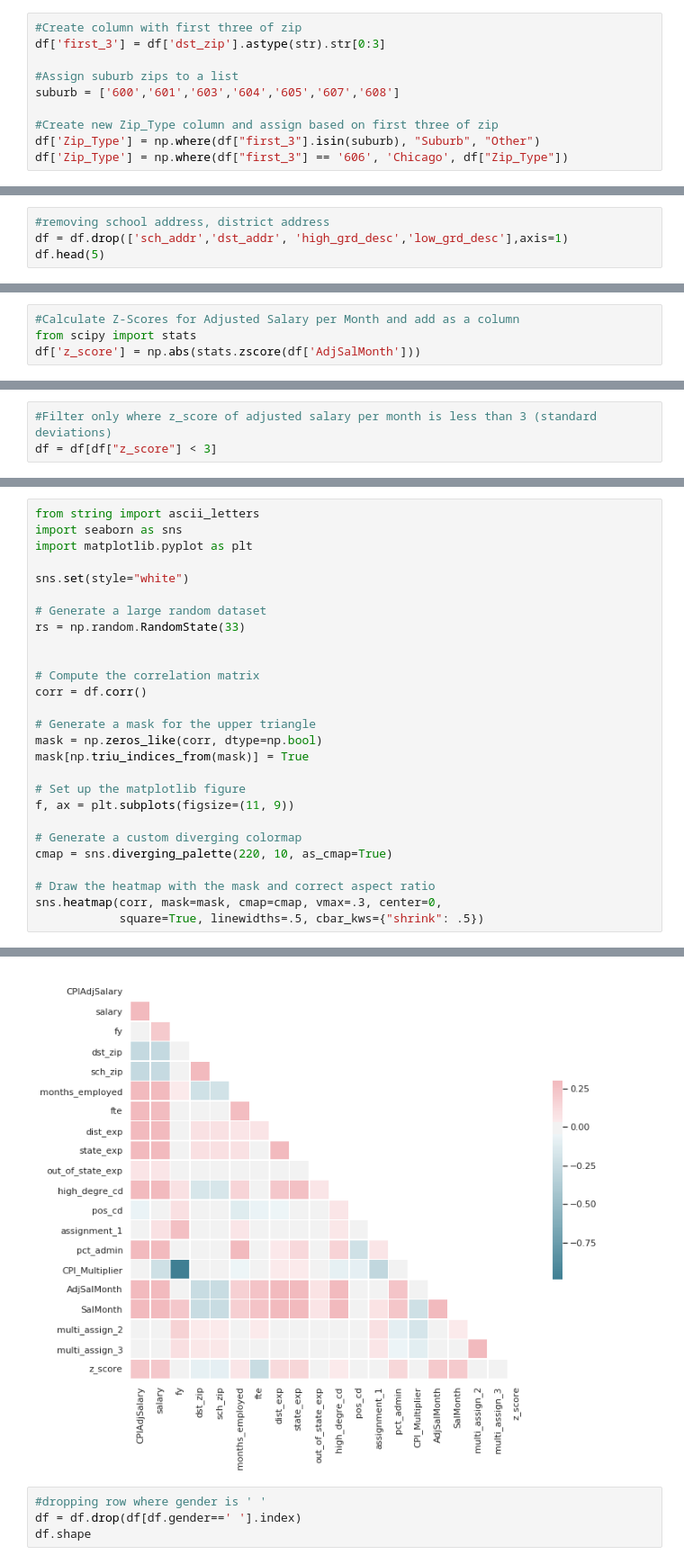
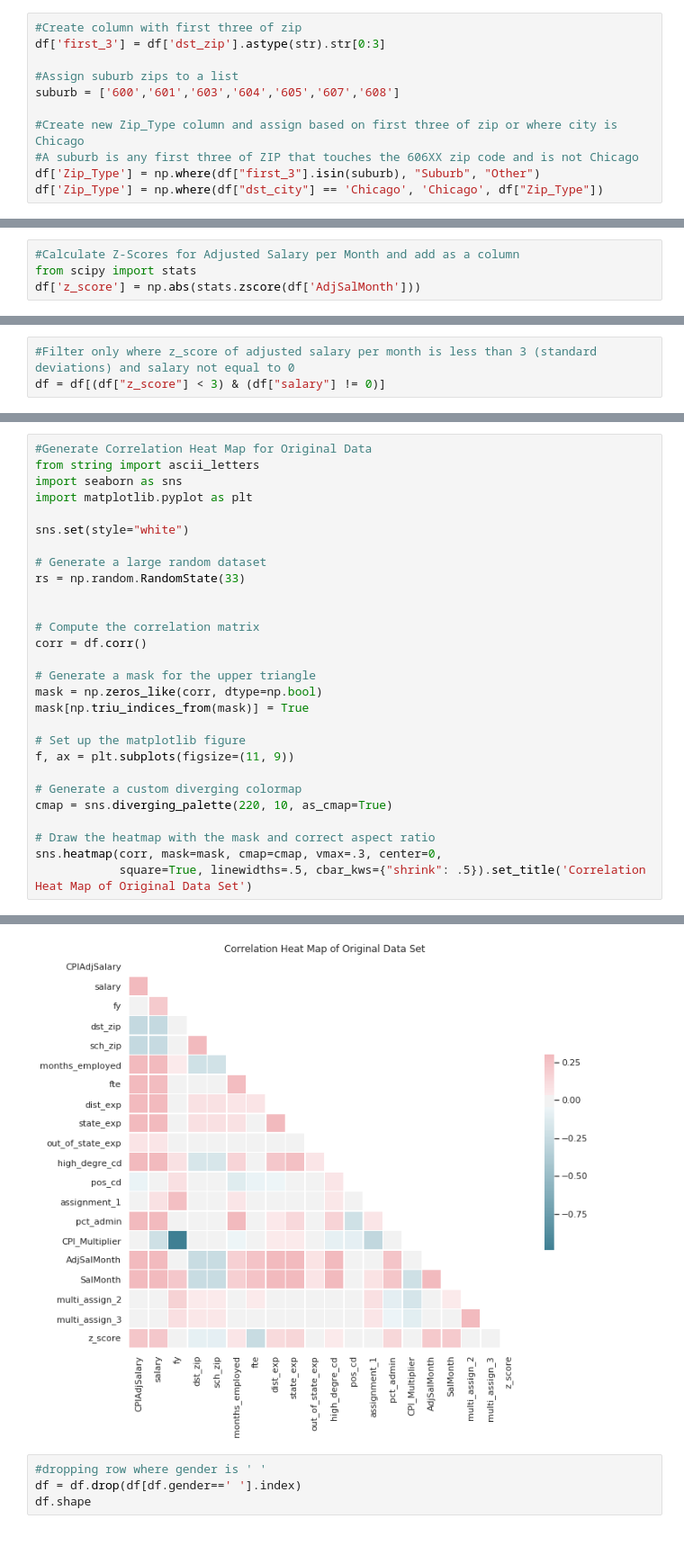
Before and after one commit to spanman888/DSC672_Teacher_Salary, a Jupyter notebook: Capstone_Teacher_Salary.ipynb, the cells around one changed output, grey strips where cells are left out. Shown at 90% size. Cells and saved outputs as stored; diff of their text form.

```diff
--- a/Capstone_Teacher_Salary.ipynb
+++ b/Capstone_Teacher_Salary.ipynb
@@ -61,6 +63,7 @@ df['first_3'] = df['dst_zip'].astype(str).str[0:3]
 #Assign suburb zips to a list
 suburb = ['600','601','603','604','605','607','608']
 
-#Create new Zip_Type column and assign based on first three of zip
+#Create new Zip_Type column and assign based on first three of zip or where city is Chicago
+#A suburb is any first three of ZIP that touches the 606XX zip code and is not Chicago
 df['Zip_Type'] = np.where(df["first_3"].isin(suburb), "Suburb", "Other")
-df['Zip_Type'] = np.where(df["first_3"] == '606', 'Chicago', df["Zip_Type"])
+df['Zip_Type'] = np.where(df["dst_city"] == 'Chicago', 'Chicago', df["Zip_Type"])
@@ -127,4 +118,0 @@ df.head(5)
-# %%
-#removing school address, district address
-df = df.drop(['sch_addr','dst_addr', 'high_grd_desc','low_grd_desc'],axis=1)
-df.head(5)
@@ -227,4 +243,4 @@ df['z_score'] = np.abs(stats.zscore(df['AdjSalMonth']))
 # %%
-#Filter only where z_score of adjusted salary per month is less than 3 (standard deviations)
-df = df[df["z_score"] < 3]
+#Filter only where z_score of adjusted salary per month is less than 3 (standard deviations) and salary not equal to 0
+df = df[(df["z_score"] < 3) & (df["salary"] != 0)]
 # %%
@@ -260,5 +276,6 @@ Chicago    250489
 Name: Zip_Type, dtype: int64
 # %%
+#Generate Correlation Heat Map for Original Data
 from string import ascii_letters
 import seaborn as sns
 import matplotlib.pyplot as plt
@@ -284,5 +301,5 @@ cmap = sns.diverging_palette(220, 10, as_cmap=True)
 
 # Draw the heatmap with the mask and correct aspect ratio
 sns.heatmap(corr, mask=mask, cmap=cmap, vmax=.3, center=0,
-            square=True, linewidths=.5, cbar_kws={"shrink": .5})
+            square=True, linewidths=.5, cbar_kws={"shrink": .5}).set_title('Correlation Heat Map of Original Data Set')
 # %% [output]
@@ -290,4 +307,4 @@ sns.heatmap(corr, mask=mask, cmap=cmap, vmax=.3, center=0,
-[figure, old version]
+[figure, new version]
 # %%
 #dropping row where gender is ' '
 df = df.drop(df[df.gender==' '].index)
```
Also changed, not shown: parts of 48 cells of this notebook.
